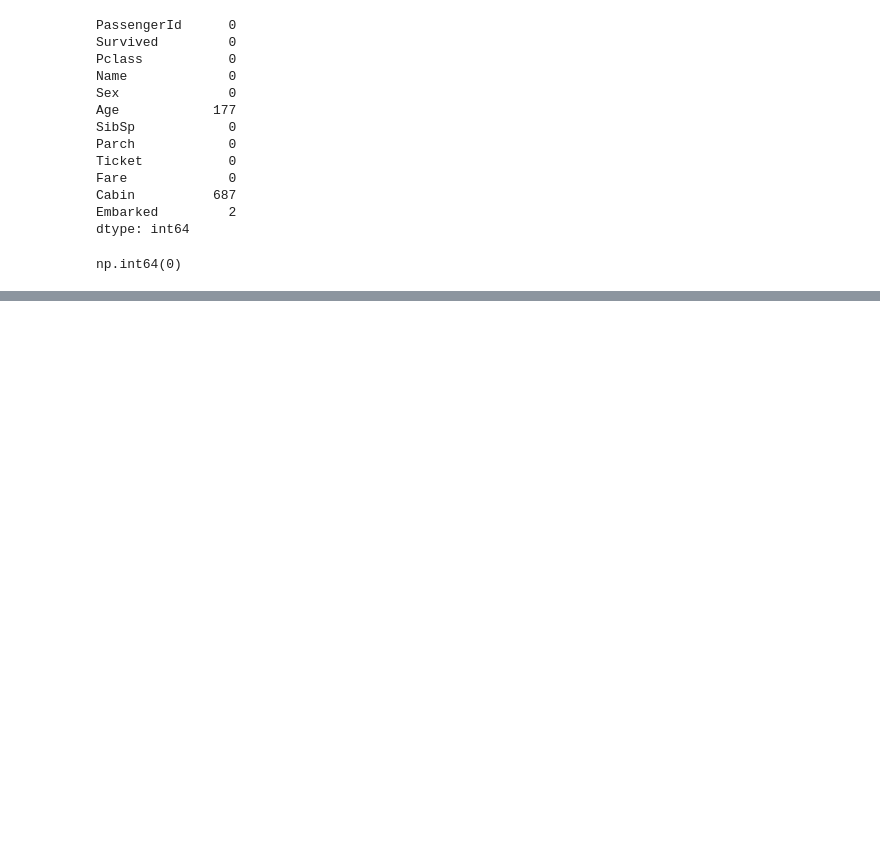
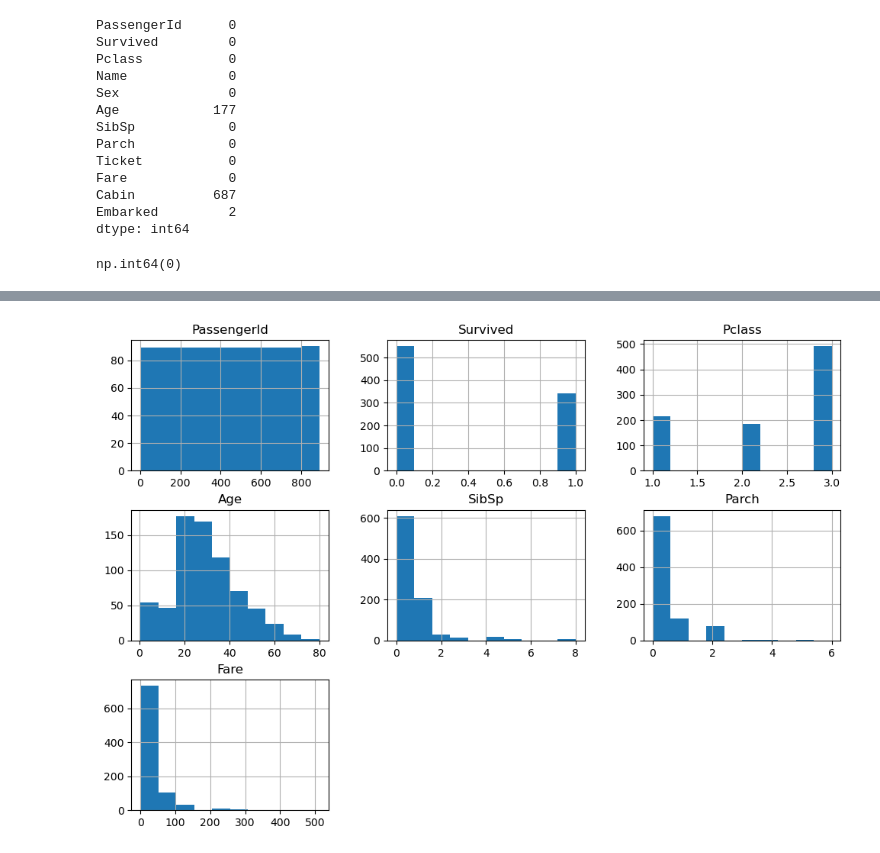
Before and after one commit to MyNameJeff77/ML-CPE, a Jupyter notebook: LAB02/LAB2_code.ipynb, the cells around one changed output, grey strips where cells are left out. Drawn from its saved outputs; the diff is of its cells as text; code cells hidden in the pictures; blank space fills up the shorter version.

```diff
--- a/LAB02/LAB2_code.ipynb
+++ b/LAB02/LAB2_code.ipynb
@@ -71,0 +82,5 @@ plt.show()
+# %%
+df.hist(figsize=(12, 8))
+plt.show()
+# %% [output]
+[figure, added]
```
Also changed, not shown: parts of 13 cells of this notebook.
